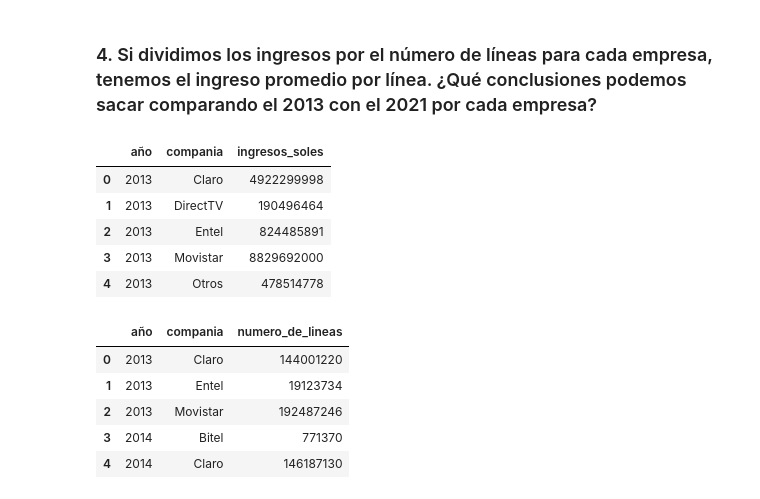
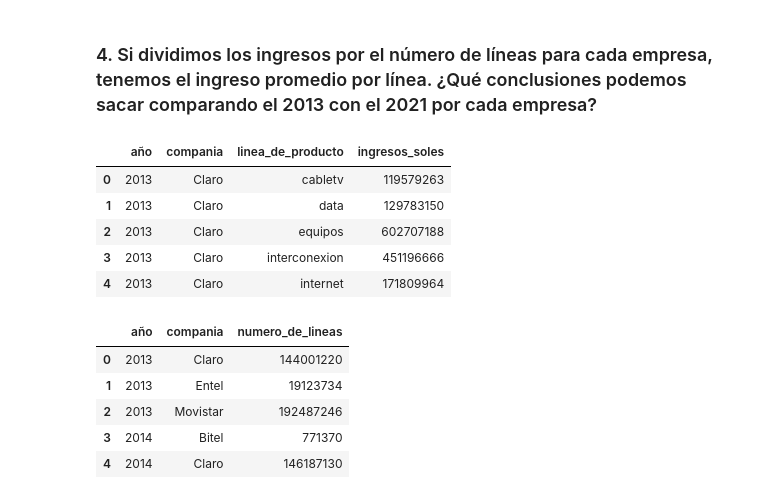
Before and after one commit to Twilight2907/Proyectos-Eco, a Jupyter notebook: Parcial TEE - Pinto - Sánchez.ipynb, the cells around one changed output. Drawn from its saved outputs; the diff is of its cells as text; code cells hidden in the pictures.

```diff
--- a/Parcial TEE - Pinto - Sánchez.ipynb
+++ b/Parcial TEE - Pinto - Sánchez.ipynb
@@ -911,15 +911,15 @@ En 2013 Movistar ocupa el mayor porcentaje de preferencia por parte de los consu
 ### 4. Si dividimos los ingresos por el número de líneas para cada empresa, tenemos el ingreso promedio por línea. ¿Qué conclusiones podemos sacar comparando el 2013 con el 2021 por cada empresa?
 # %%
 #Agrupamos ingresos por año y compañía
-df1a = df1.groupby(["año","compania"])["ingresos_soles"].sum().reset_index()
+df1a = df1.groupby(["año","compania", "linea_de_producto"])["ingresos_soles"].sum().reset_index()
 df1a.head()
 # %% [output]
-|  | año | compania | ingresos_soles |
-| 0 | 2013 | Claro | 4922299998 |
-| 1 | 2013 | DirectTV | 190496464 |
-| 2 | 2013 | Entel | 824485891 |
-| 3 | 2013 | Movistar | 8829692000 |
-| 4 | 2013 | Otros | 478514778 |
+|  | año | compania | linea_de_producto | ingresos_soles |
+| 0 | 2013 | Claro | cabletv | 119579263 |
+| 1 | 2013 | Claro | data | 129783150 |
+| 2 | 2013 | Claro | equipos | 602707188 |
+| 3 | 2013 | Claro | interconexion | 451196666 |
+| 4 | 2013 | Claro | internet | 171809964 |
 # %%
 #Agrupamos número de líneas por año y compañía
 df2a = df2.groupby(["año","compania"])["numero_de_lineas"].sum().reset_index()
```
Also changed, not shown: parts of 6 cells of this notebook.
